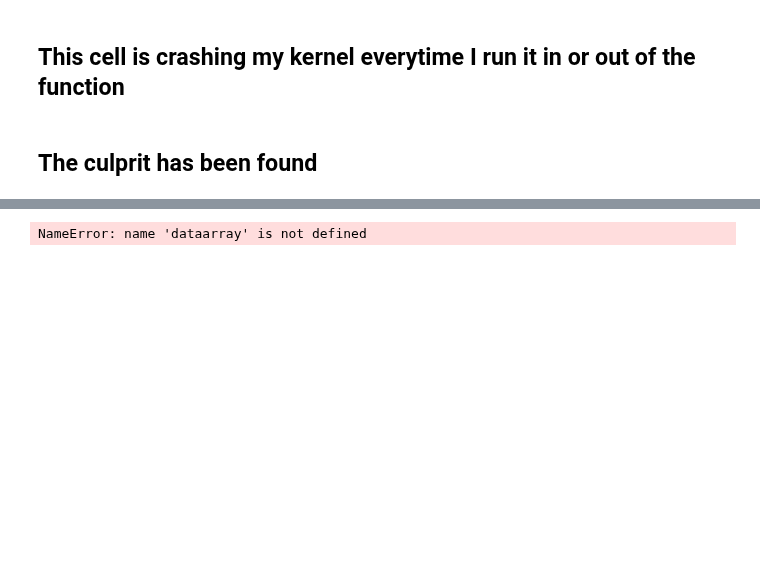
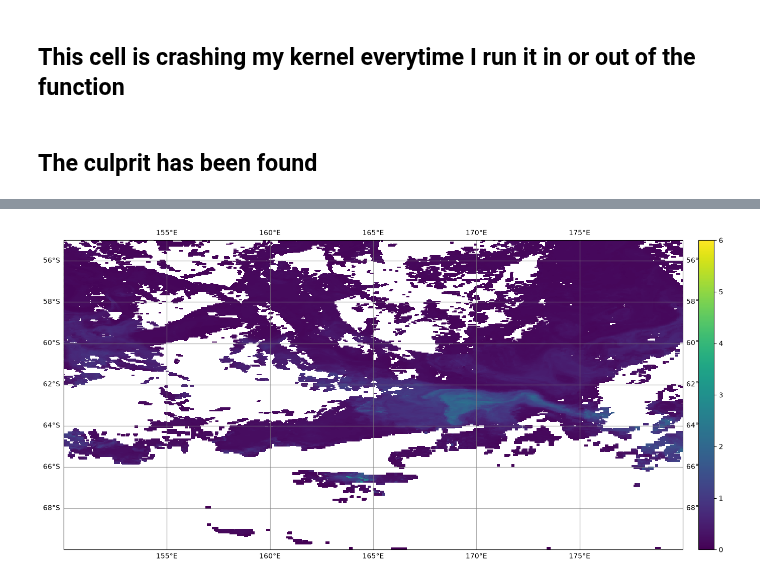
Before and after one commit to Lilah-Asalie/IBIS_Project, a Jupyter notebook: New_Satellite_CHLA.ipynb, the cells around one changed output, grey strips where cells are left out. Drawn from its saved outputs; the diff is of its cells as text; code cells hidden in the pictures; blank space fills up the shorter version.

```diff
--- a/New_Satellite_CHLA.ipynb
+++ b/New_Satellite_CHLA.ipynb
@@ -192,30 +492,33 @@ dataarray = dataset.to_dataarray(dataset)
+# %%
+data_chla = dataset['chlor_a'].sel(lon = slice(150,180),
+                               lat = slice(-55,-70))
 # %%
 def sat_plot(data):
 
  # PLOTTING DATA ------------------------------------------------
     #assign projection type
     crs0 = ccrs.PlateCarree()
 
 
     #create figure object
     fig = plt.figure(figsize = (20,8))
 
     #RECCAP regions panel
     ax = fig.add_subplot(111, projection = crs0)
 
     #Colormap specification
     color = cmocean.cm.haline
 
     plot = plt.pcolor(data['lon'],data['lat'],data,
                  vmin = 0,vmax = 6)
 
     cbar = fig.colorbar(plot, fraction=0.02, pad=0.02)
     # cbar.ax.tick_params(labelsize=tick_size)
     # cbar.set_label('Chla', size=axis_size)
 
     gl = ax.gridlines(crs=crs0, draw_labels=True, x_inline=False, y_inline=False,
                           linewidth=1, color='gray', alpha=0.6, linestyle='-')
 
-sat_plot(data=dataarray)
+sat_plot(data=data_chla)
 # %% [output]
-NameError: name 'dataarray' is not defined
+[figure, added]
```
Also changed, not shown: parts of 16 cells of this notebook.
